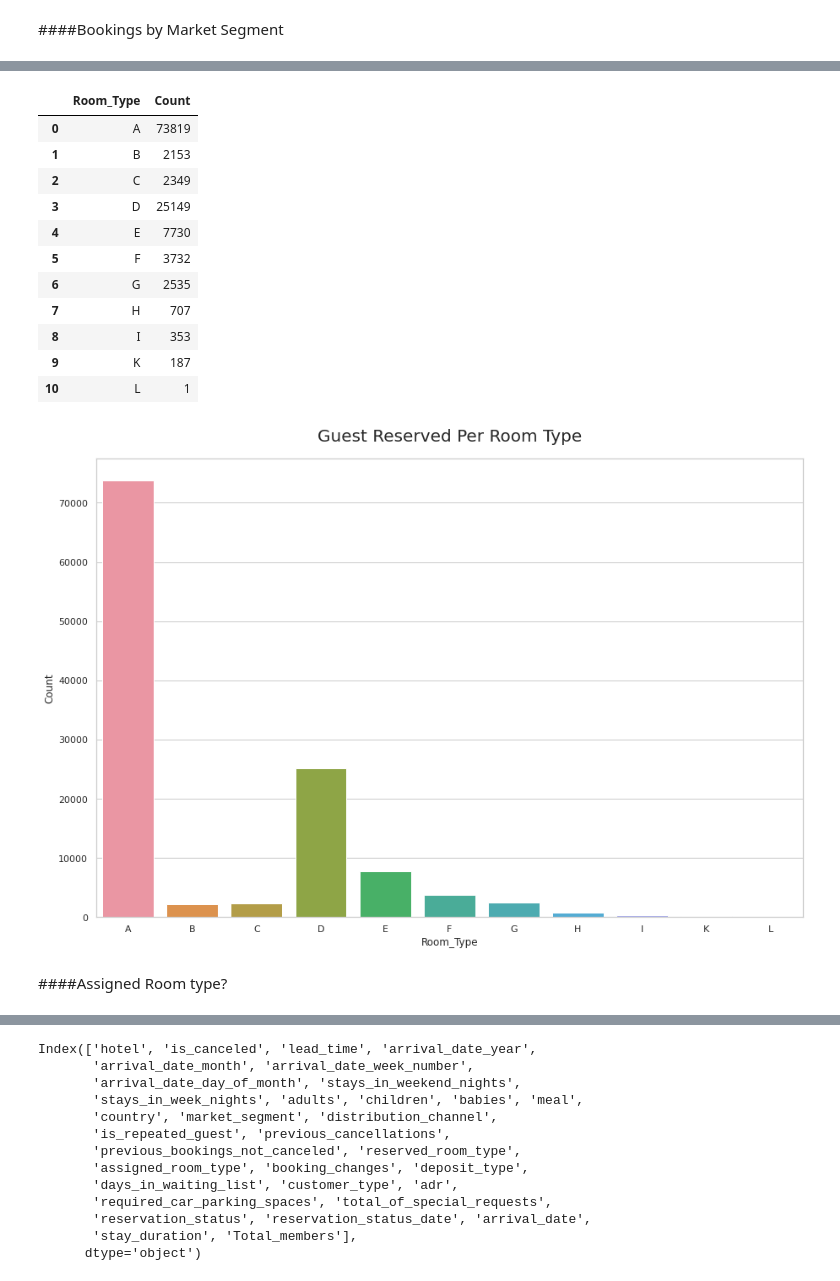
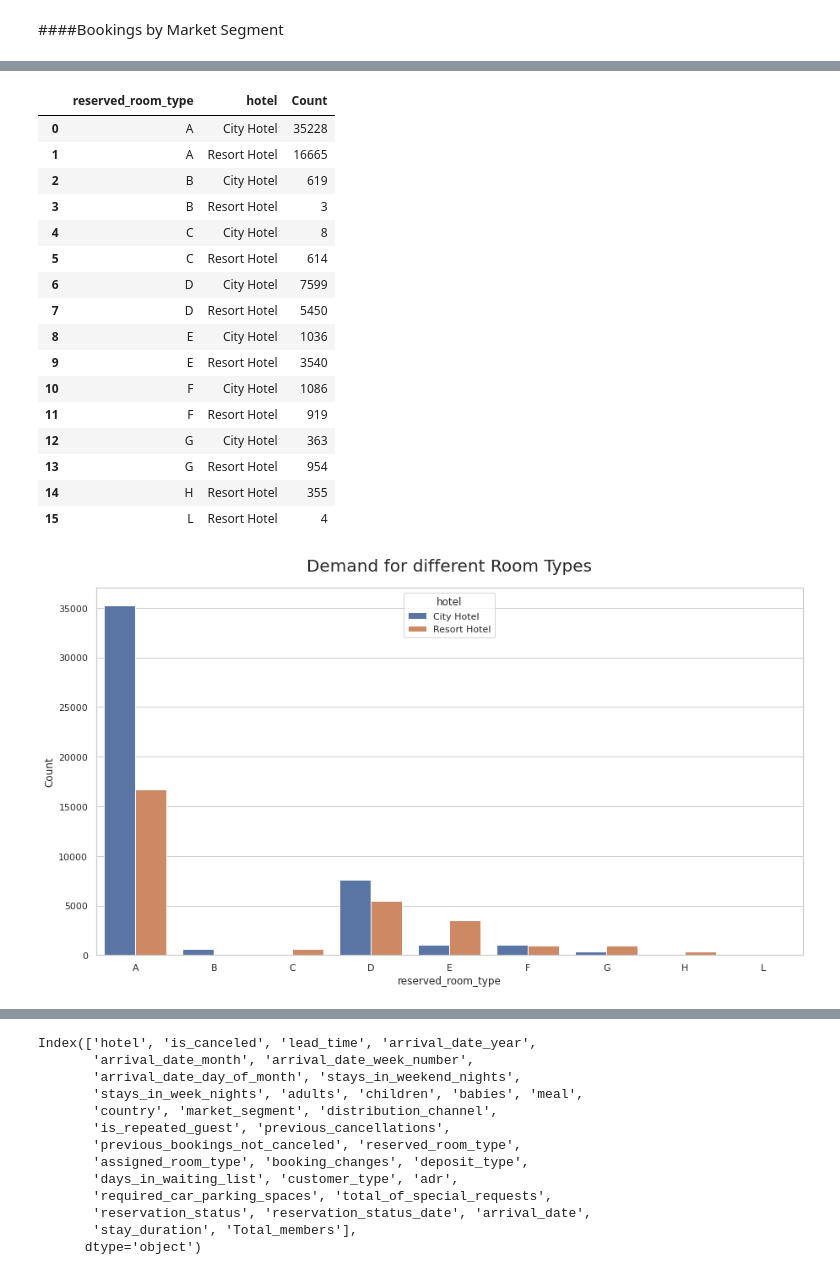
Before and after one commit to AnkitPatel745/Hotel-Booking-Analysis---Capstone-Project, a Jupyter notebook: Hotel_Booking_Analysis_Capstone_Project.ipynb, the cells around one changed output, grey strips where cells are left out. Drawn from its saved outputs; the diff is of its cells as text; code cells hidden in the pictures.

```diff
--- a/Hotel_Booking_Analysis_Capstone_Project.ipynb
+++ b/Hotel_Booking_Analysis_Capstone_Project.ipynb
@@ -970,5 +986,0 @@ pivot_graph
-# %%
-# Bar Plot
-plt.rcParams["figure.figsize"]=20,8
-#plt.title("Different Types Of Special Request As Per Customer",fontsize=20)
-pivot_graph.plot(kind='barh',title ='Different Types Of Special Request As Per Customer', )
@@ -1137,0 +1084,3 @@ sns.barplot(x='total_nights',y='No_Of_Stays',hue='hotel',hue_order=['City Hotel'
+# %%
+# filtering out the value
+not_cancelled_df = df[df['is_canceled']==0]
@@ -1204,0 +1186,4 @@ Reserved_Room
+# %%
+# Grouping the data for analysis
+room_type = not_cancelled_df.groupby(['reserved_room_type','hotel']).agg('count').reset_index()
+room_count = room_type.iloc[:,0:3]
@@ -1205,25 +1211,30 @@ Reserved_Room
 # %%
-Reserved_Room.rename(columns={'index':'Room_Type','assigned_room_type':'Count'},inplace=True)
-Reserved_Room
+# Renaming the columns
+room_count.rename(columns={'is_canceled':'Count'},inplace=True)
+room_count
 # %% [output]
-|  | Room_Type | Count |
-| 0 | A | 73819 |
-| 1 | B | 2153 |
-| 2 | C | 2349 |
-| 3 | D | 25149 |
-| 4 | E | 7730 |
-| 5 | F | 3732 |
-| 6 | G | 2535 |
-| 7 | H | 707 |
-| 8 | I | 353 |
-| 9 | K | 187 |
-| 10 | L | 1 |
+|  | reserved_room_type | hotel | Count |
+| 0 | A | City Hotel | 35228 |
+| 1 | A | Resort Hotel | 16665 |
+| 2 | B | City Hotel | 619 |
+| 3 | B | Resort Hotel | 3 |
+| 4 | C | City Hotel | 8 |
+| 5 | C | Resort Hotel | 614 |
+| 6 | D | City Hotel | 7599 |
+| 7 | D | Resort Hotel | 5450 |
+| 8 | E | City Hotel | 1036 |
+| 9 | E | Resort Hotel | 3540 |
+| 10 | F | City Hotel | 1086 |
+| 11 | F | Resort Hotel | 919 |
+| 12 | G | City Hotel | 363 |
+| 13 | G | Resort Hotel | 954 |
+| 14 | H | Resort Hotel | 355 |
+| 15 | L | Resort Hotel | 4 |
 # %%
-plt.figure(figsize=(15,10))
-plt.title('Guest Reserved Per Room Type',fontsize=20,pad=20)
-sns.barplot(x = Reserved_Room['Room_Type'],y=Reserved_Room['Count'])
+# Bar Plot
+plt.figure(figsize=(15,8))
+plt.title('Demand for different Room Types',fontsize=20,pad=20)
+sns.barplot(x = room_count['reserved_room_type'],y=room_count['Count'],hue=room_count['hotel'])
 plt.show()
 # %% [output]
-[figure, old version]
+[figure, new version]
-# %% [markdown]
-####Assigned Room type?
```
Also changed, not shown: parts of 231 cells of this notebook.
